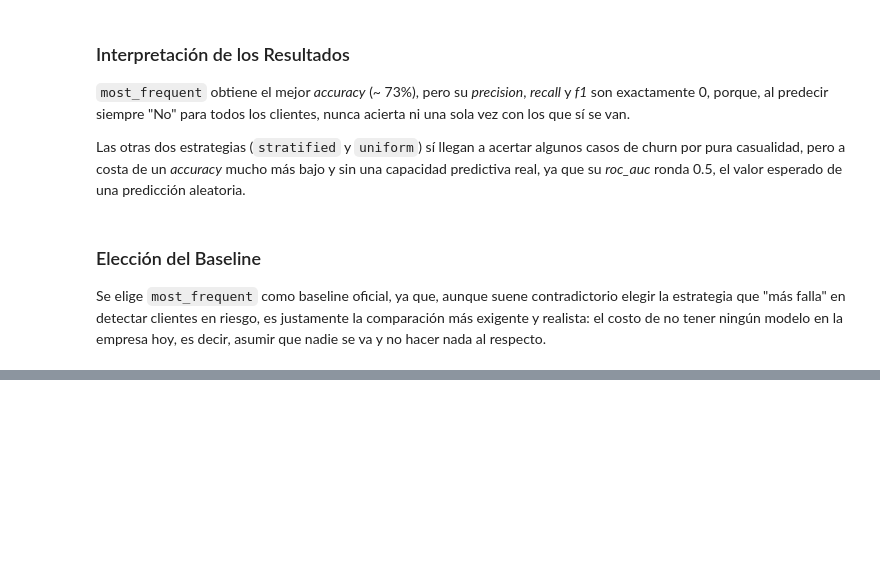
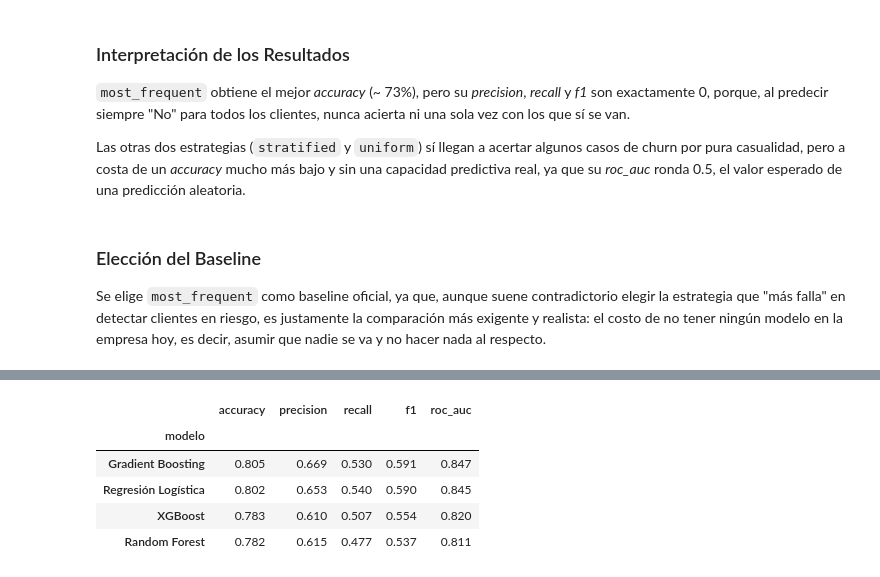
Before and after one commit to CaroGomezO/telco-customer-churn-prediction, a Jupyter notebook: notebook_modelo.ipynb, the cells around one changed output, grey strips where cells are left out. Cells and saved outputs as stored; diff of their text form; code cells hidden in the pictures; blank space fills up the shorter version.

```diff
--- a/notebook_modelo.ipynb
+++ b/notebook_modelo.ipynb
@@ -129,0 +169,41 @@ Se elige `most_frequent` como baseline oficial, ya que, aunque suene contradicto
+# %%
+# Se define el conjunto de 4 modelos candidatos a comparar
+modelos_candidatos = {
+  "Regresión Logística": LogisticRegression(random_state=RANDOM_STATE, max_iter=1000),
+  "Random Forest": RandomForestClassifier(random_state=RANDOM_STATE),
+	"Gradient Boosting": GradientBoostingClassifier(random_state=RANDOM_STATE),
+  "XGBoost": XGBClassifier(random_state=RANDOM_STATE, eval_metric='logloss')
+}
+
+# 5 folds (particiones) manteniendo cada una la proporción real de clientes que se van
+cv = StratifiedKFold(n_splits=5, shuffle=True, random_state=RANDOM_STATE)
+
+# Métricas que se calculan en cada fold para cada modelo
+scoring = ["accuracy", "precision", "recall", "f1", "roc_auc"]
+
+# Para cada modelo candidato, se entrena y se evalúa 5 veces y se guarda el promedio y la desviación estándar de cada métrica
+resumen_cv = []
+
+for nombre_modelo, modelo in modelos_candidatos.items():
+  scores = cross_validate(modelo, X_train, y_train, cv=cv, scoring=scoring)
+  fila = {"modelo": nombre_modelo}
+
+  for metrica in scoring:
+    fila[f"{metrica}_mean"] = scores[f"test_{metrica}"].mean()
+    fila[f"{metrica}_std"] = scores[f"test_{metrica}"].std()
+
+  resumen_cv.append(fila)
+
+tabla_cv_completa = pd.DataFrame(resumen_cv).set_index("modelo").round(3)
+
+# Tabla resumen con solo los promedios
+tabla_cv = tabla_cv_completa[[c for c in tabla_cv_completa.columns if c.endswith("_mean")]]
+tabla_cv.columns = [c.replace("_mean", "") for c in tabla_cv.columns]
+tabla_cv.sort_values("f1", ascending=False)
+# %% [output]
+|  | accuracy | precision | recall | f1 | roc_auc |
+| modelo |  |  |  |  |  |
+| Gradient Boosting | 0.805 | 0.669 | 0.530 | 0.591 | 0.847 |
+| Regresión Logística | 0.802 | 0.653 | 0.540 | 0.590 | 0.845 |
+| XGBoost | 0.783 | 0.610 | 0.507 | 0.554 | 0.820 |
+| Random Forest | 0.782 | 0.615 | 0.477 | 0.537 | 0.811 |
```
Also changed, not shown: parts of 45 cells of this notebook, 1 other file.
